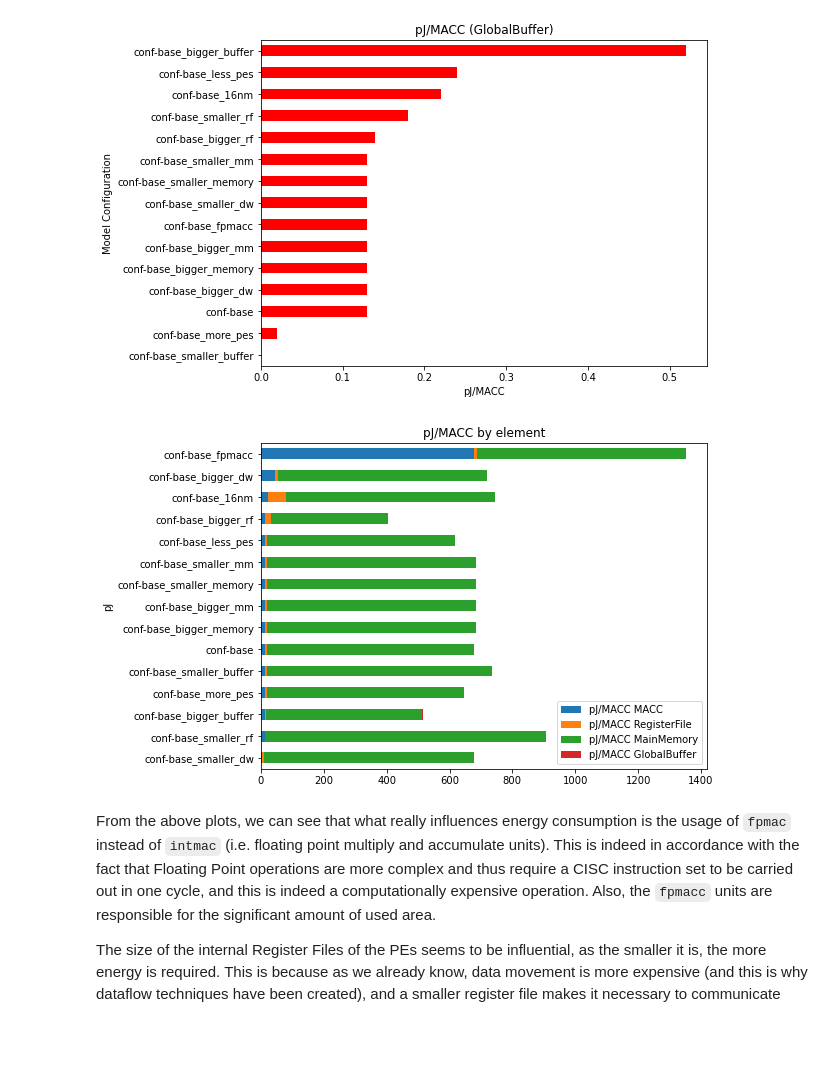
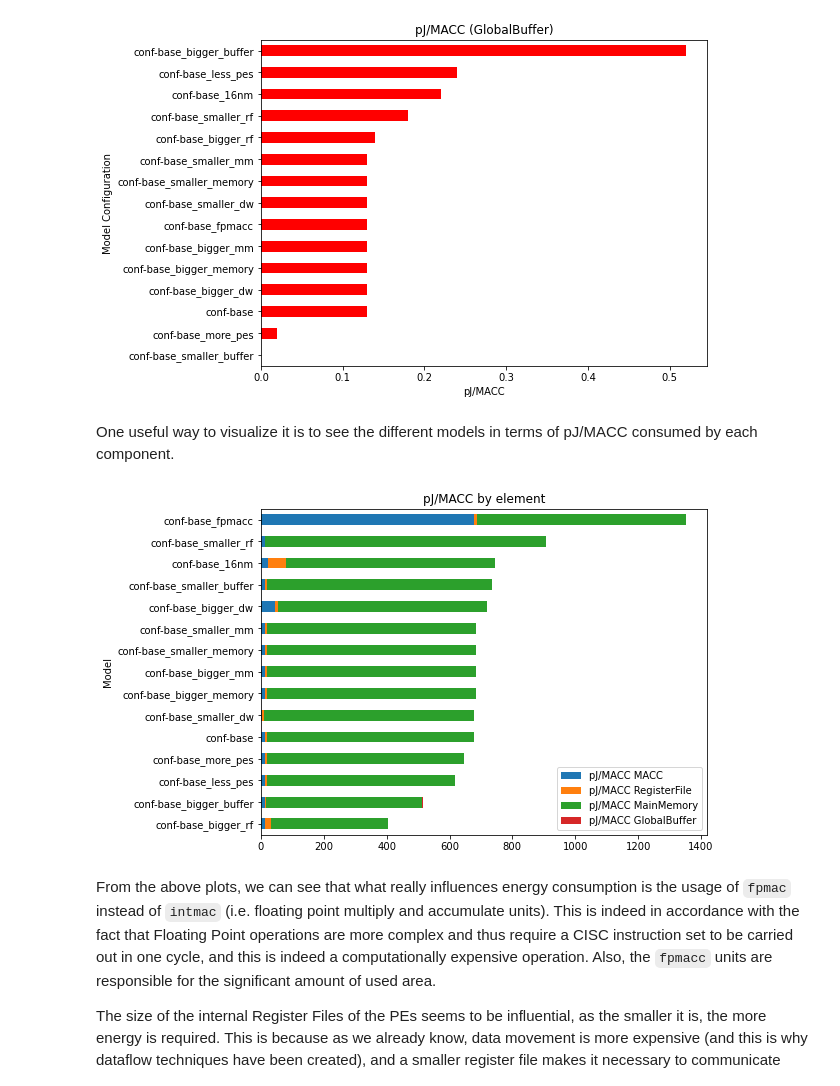
Before and after one commit to RiccardoMPesce/TimeloopAccelergyAnalysis, a Jupyter notebook: analysis_notebook.ipynb, the cells around one changed output. Drawn from its saved outputs; the diff is of its cells as text; code cells hidden in the pictures; blank space fills up the shorter version.

Commit message:
Adds stacked bars for scale comparisons

```diff
--- a/analysis_notebook.ipynb
+++ b/analysis_notebook.ipynb
@@ -258,13 +258,16 @@ plt.show()
 [figure]
 [figure]
 [figure]
+# %% [markdown]
+One useful way to visualize it is to see the different models in terms of pJ/MACC consumed by each component.
 # %%
 pj_macc_cols = list(x for x in comparison_df.columns if "pJ/MACC" in x)
-comparison_df[pj_macc_cols].sort_values(by=pj_macc_cols).plot.barh(stacked=True, title="pJ/MACC by element", xlabel="pJ", ylabel="Model")
+comparison_df = comparison_df.sort_values(by="Energy")
+comparison_df[pj_macc_cols].plot.barh(stacked=True, title="pJ/MACC by element", xlabel="Model")
 
 plt.show()
 # %% [output]
-[figure, old version]
+[figure, new version]
 # %% [markdown]
 From the above plots, we can see that what really influences energy consumption is the usage of `fpmac` instead of `intmac` (i.e. floating point multiply and accumulate units). This is indeed in accordance with the fact that Floating Point operations are more complex and thus require a CISC instruction set to be carried out in one cycle, and this is indeed a computationally expensive operation. Also, the `fpmacc` units are responsible for the significant amount of used area.
 
```
